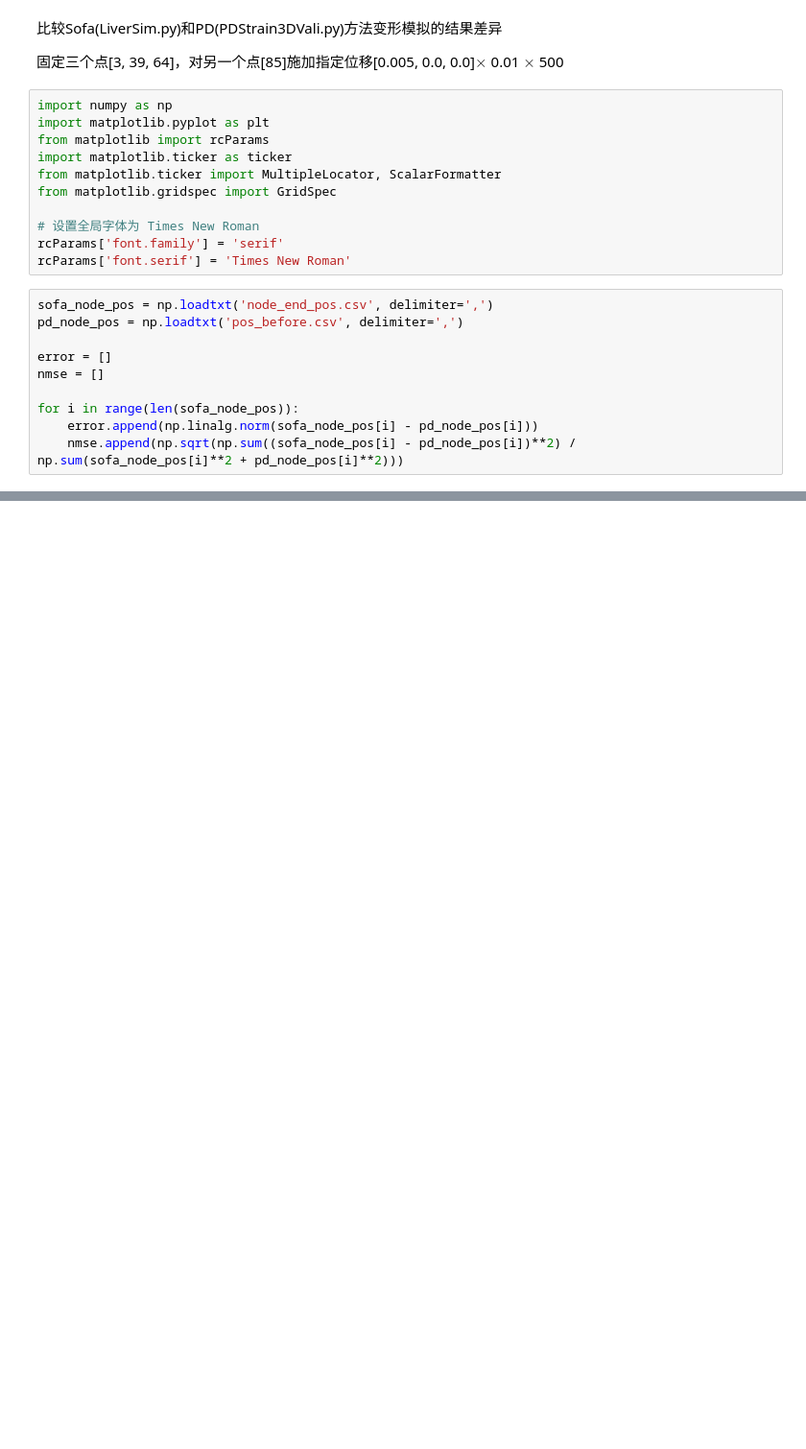
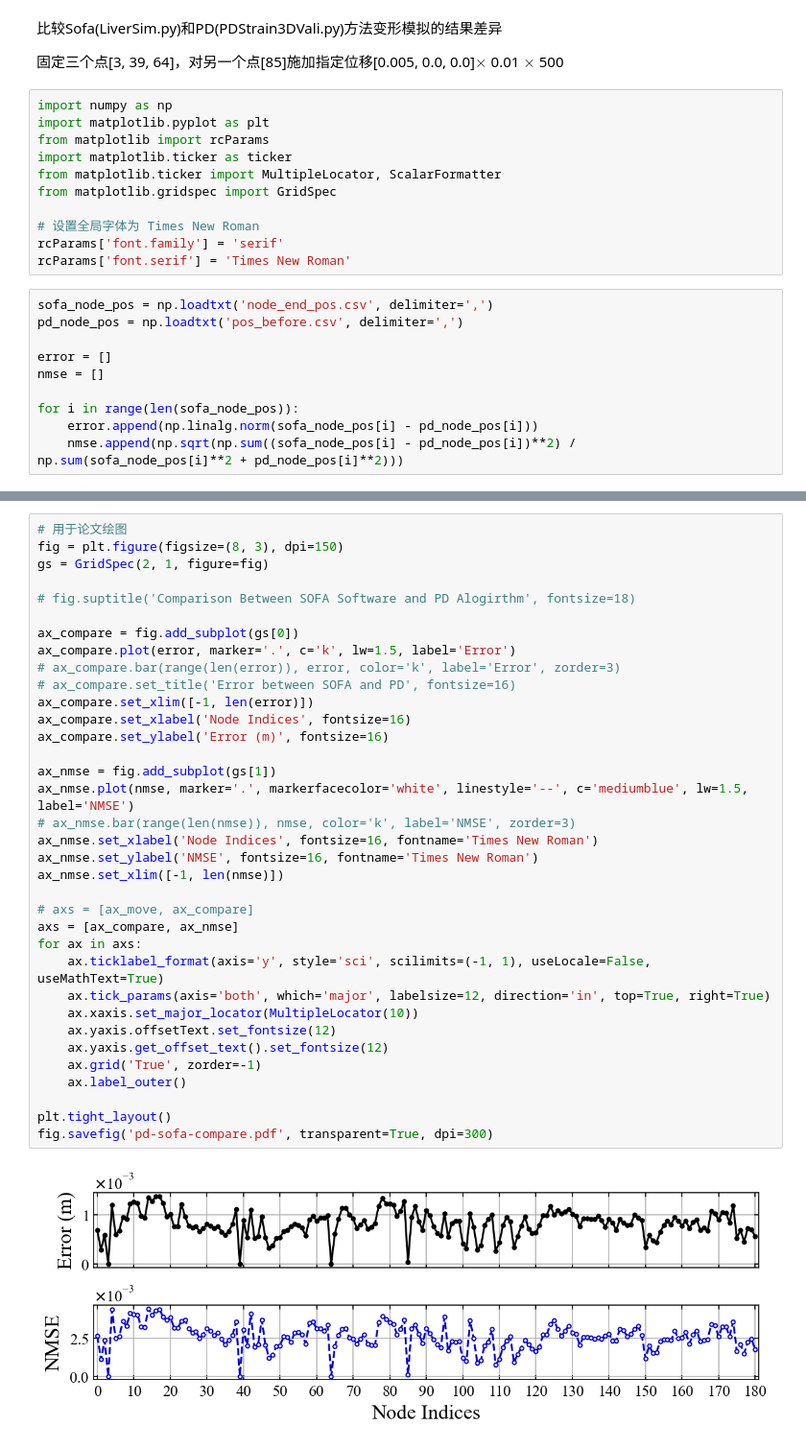
Before and after one commit to yang-si-hang/paper-2023, a Jupyter notebook: Test branch/SOFACode/20240629-PD Sofa/DataCompare.ipynb, the cells around one changed output, grey strips where cells are left out. Shown: that part at 96% size. Drawn from its saved outputs; the diff is of its cells as text; blank space fills up the shorter version.

```diff
--- a/Test branch/SOFACode/20240629-PD Sofa/DataCompare.ipynb
+++ b/Test branch/SOFACode/20240629-PD Sofa/DataCompare.ipynb
@@ -63,0 +64,37 @@ for ax in axs:
+# %%
+# 用于论文绘图
+fig = plt.figure(figsize=(8, 3), dpi=150)
+gs = GridSpec(2, 1, figure=fig)
+
+# fig.suptitle('Comparison Between SOFA Software and PD Alogirthm', fontsize=18)
+
+ax_compare = fig.add_subplot(gs[0])
+ax_compare.plot(error, marker='.', c='k', lw=1.5, label='Error')
+# ax_compare.bar(range(len(error)), error, color='k', label='Error', zorder=3)
+# ax_compare.set_title('Error between SOFA and PD', fontsize=16)
+ax_compare.set_xlim([-1, len(error)])
+ax_compare.set_xlabel('Node Indices', fontsize=16)
+ax_compare.set_ylabel('Error (m)', fontsize=16)
+
+ax_nmse = fig.add_subplot(gs[1])
+ax_nmse.plot(nmse, marker='.', markerfacecolor='white', linestyle='--', c='mediumblue', lw=1.5, label='NMSE')
+# ax_nmse.bar(range(len(nmse)), nmse, color='k', label='NMSE', zorder=3)
+ax_nmse.set_xlabel('Node Indices', fontsize=16, fontname='Times New Roman')
+ax_nmse.set_ylabel('NMSE', fontsize=16, fontname='Times New Roman')
+ax_nmse.set_xlim([-1, len(nmse)])
+
+# axs = [ax_move, ax_compare]
+axs = [ax_compare, ax_nmse]
+for ax in axs:
+    ax.ticklabel_format(axis='y', style='sci', scilimits=(-1, 1), useLocale=False, useMathText=True)
+    ax.tick_params(axis='both', which='major', labelsize=12, direction='in', top=True, right=True)
+    ax.xaxis.set_major_locator(MultipleLocator(10))
+    ax.yaxis.offsetText.set_fontsize(12)
+    ax.yaxis.get_offset_text().set_fontsize(12)
+    ax.grid('True', zorder=-1)
+    ax.label_outer()
+
+plt.tight_layout()
+fig.savefig('pd-sofa-compare.pdf', transparent=True, dpi=300)
+# %% [output]
+[figure, added]
```
Also changed, not shown: parts of 1 cell of this notebook, 3 other files.
